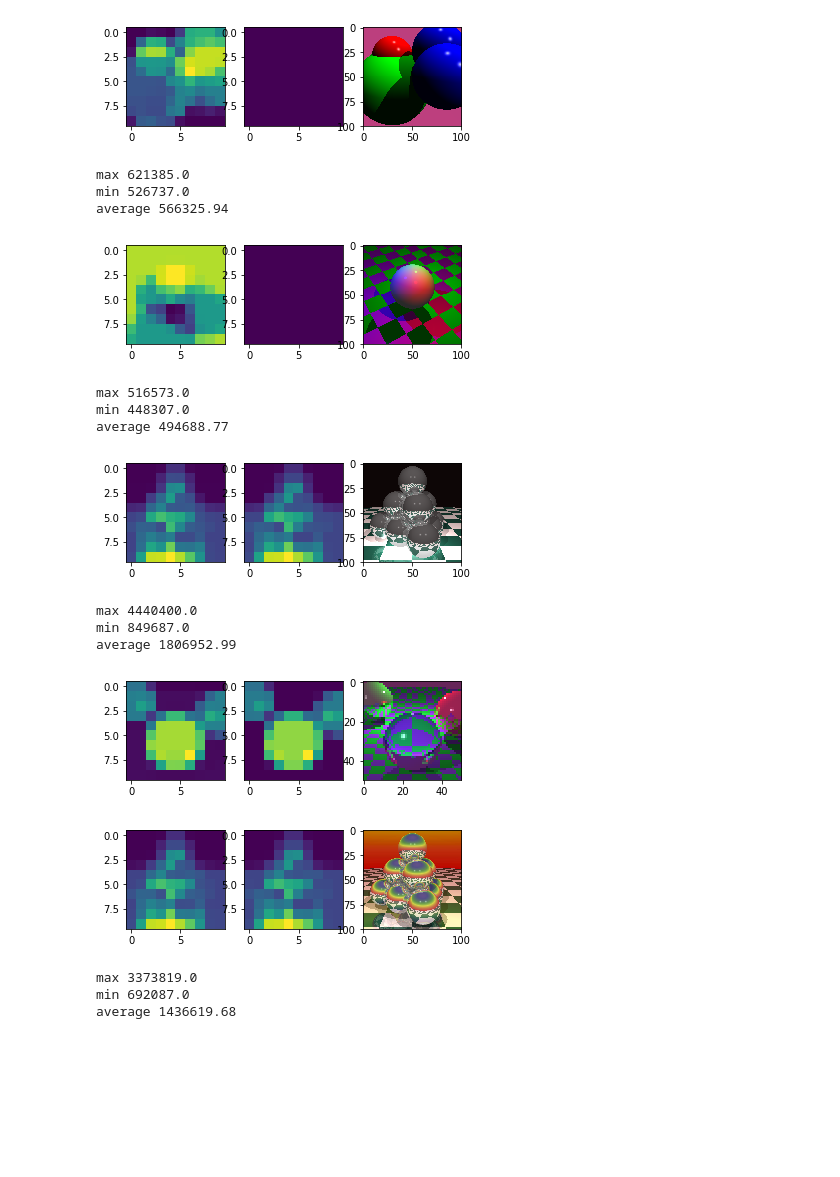
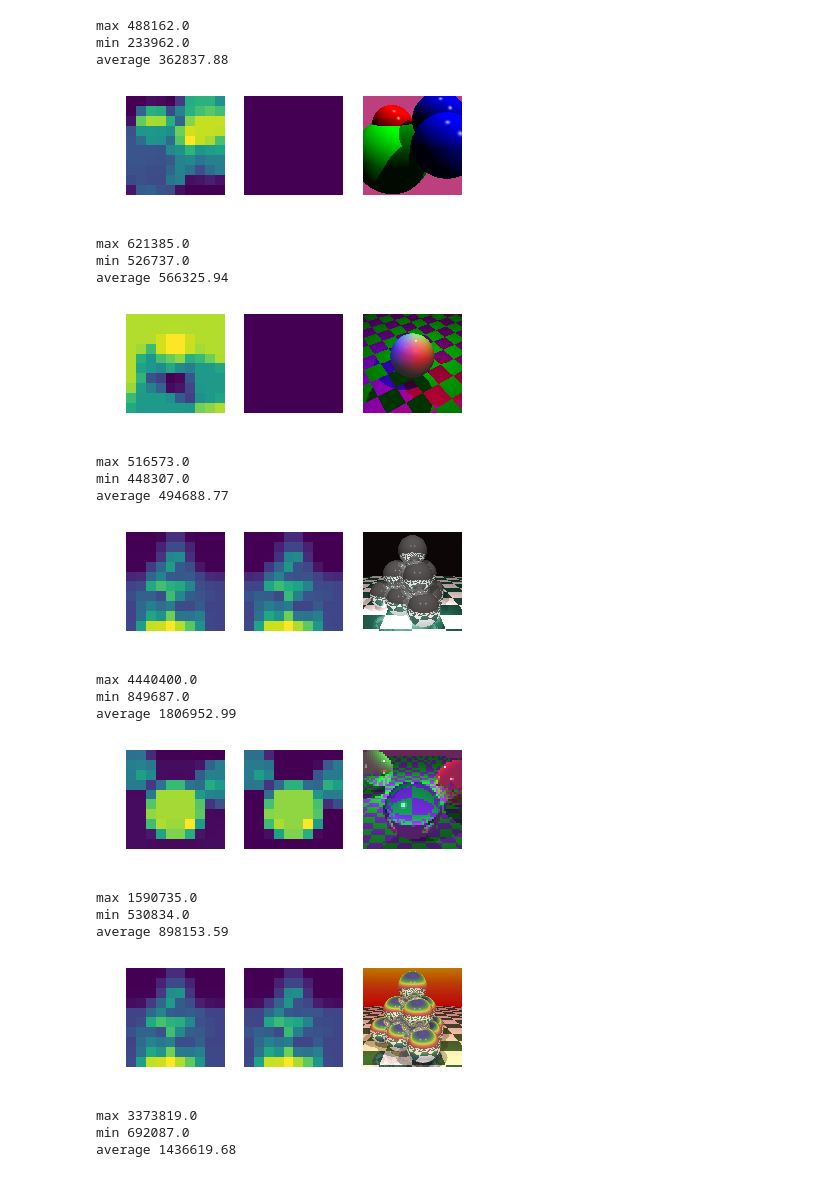
Before and after one commit to goncalo-rodrigues/CNV, a Jupyter notebook: feature-to-image.ipynb, the cells around one changed output. Drawn from its saved outputs; the diff is of its cells as text; code cells hidden in the pictures; blank space fills up the shorter version.

```diff
--- a/feature-to-image.ipynb
+++ b/feature-to-image.ipynb
@@ -59,3 +65,11 @@ plt.show()
+# %%
+print('max', normalized_output_target.max())
+print('min', normalized_output_target.min())
+print('average', np.average(normalized_output_target))
+# %% [output]
+max 488162.0
+min 233962.0
+average 362837.88
 # %%
 grid = (10,10)
 run_result = run_raytracer('test02.txt', (100,100), grid)
@@ -64,15 +78,18 @@ normalized_output_target = get_statistics('totalinstr', run_result, grid)
 normalized_output_method = get_statistics('shade', run_result, grid)
 # %%
 plt.subplot(1,3,1)
+plt.axis('off')
 imgplot = plt.imshow(normalized_output_target)
 plt.subplot(1,3,2)
+plt.axis('off')
 imgplot = plt.imshow(normalized_output_method)
 plt.subplot(1,3,3)
+plt.axis('off')
 img=mpimg.imread('test02final.bmp')/255
 plt.imshow(img)
 plt.show()
 # %% [output]
-[figure, old version]
+[figure, new version]
 # %%
 print('max', normalized_output_target.max())
 print('min', normalized_output_target.min())
@@ -89,15 +106,18 @@ normalized_output_target = get_statistics('totalinstr', run_result, grid)
 normalized_output_method = get_statistics('shade', run_result, grid)
 # %%
 plt.subplot(1,3,1)
+plt.axis('off')
 imgplot = plt.imshow(normalized_output_target)
 plt.subplot(1,3,2)
+plt.axis('off')
 imgplot = plt.imshow(normalized_output_method)
 plt.subplot(1,3,3)
+plt.axis('off')
 img=mpimg.imread('test03final.bmp')/255
 plt.imshow(img)
 plt.show()
 # %% [output]
-[figure, old version]
+[figure, new version]
 # %%
 print('max', normalized_output_target.max())
 print('min', normalized_output_target.min())
@@ -114,15 +134,18 @@ normalized_output_target = get_statistics('totalinstr', run_result, grid)
 normalized_output_method = get_statistics('shade', run_result, grid)
 # %%
 plt.subplot(1,3,1)
+plt.axis('off')
 imgplot = plt.imshow(normalized_output_target)
 plt.subplot(1,3,2)
+plt.axis('off')
 imgplot = plt.imshow(normalized_output_method)
 plt.subplot(1,3,3)
+plt.axis('off')
 img=mpimg.imread('test04final.bmp')/255
 plt.imshow(img)
 plt.show()
 # %% [output]
-[figure, old version]
+[figure, new version]
 # %%
 print('max', normalized_output_target.max())
 print('min', normalized_output_target.min())
@@ -139,15 +162,26 @@ normalized_output_target = get_statistics('totalinstr', run_result, grid)
 normalized_output_method = get_statistics('shade', run_result, grid)
 # %%
 plt.subplot(1,3,1)
+plt.axis('off')
 imgplot = plt.imshow(normalized_output_target)
 plt.subplot(1,3,2)
+plt.axis('off')
 imgplot = plt.imshow(normalized_output_method)
 plt.subplot(1,3,3)
+plt.axis('off')
 img=mpimg.imread('test05final.bmp')/255
 plt.imshow(img)
 plt.show()
 # %% [output]
-[figure, old version]
+[figure, new version]
+# %%
+print('max', normalized_output_target.max())
+print('min', normalized_output_target.min())
+print('average', np.average(normalized_output_target))
+# %% [output]
+max 1590735.0
+min 530834.0
+average 898153.59
 # %%
 grid = (10,10)
 run_result = run_raytracer('test-texmap.txt', (100,100), grid)
@@ -157,14 +191,17 @@ normalized_output_method = get_statistics('shade', run_result, grid)
 # %%
 plt.subplot(1,3,1)
 imgplot = plt.imshow(normalized_output_target)
+plt.axis('off')
 plt.subplot(1,3,2)
 imgplot = plt.imshow(normalized_output_method)
+plt.axis('off')
 plt.subplot(1,3,3)
 img=mpimg.imread('texmapfinal.bmp')/255
 plt.imshow(img)
+plt.axis('off')
 plt.show()
 # %% [output]
-[figure, old version]
+[figure, new version]
 # %%
 print('max', normalized_output_target.max())
 print('min', normalized_output_target.min())
```
Also changed, not shown: parts of 2 cells of this notebook.
